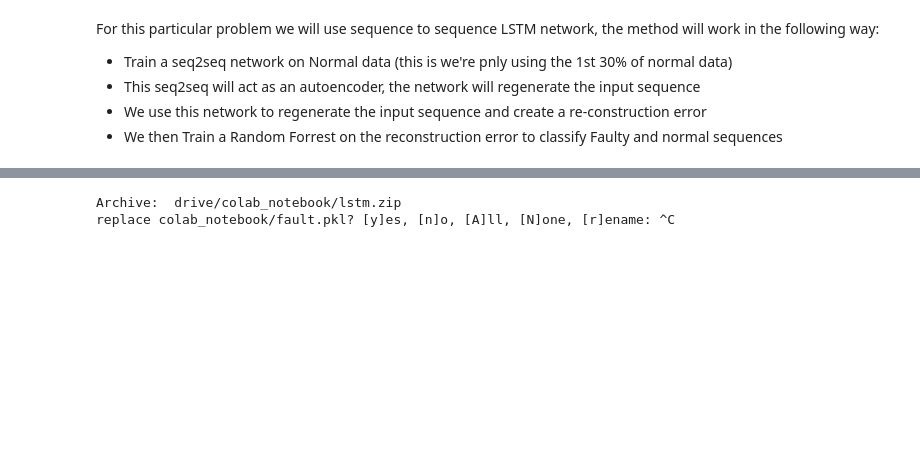
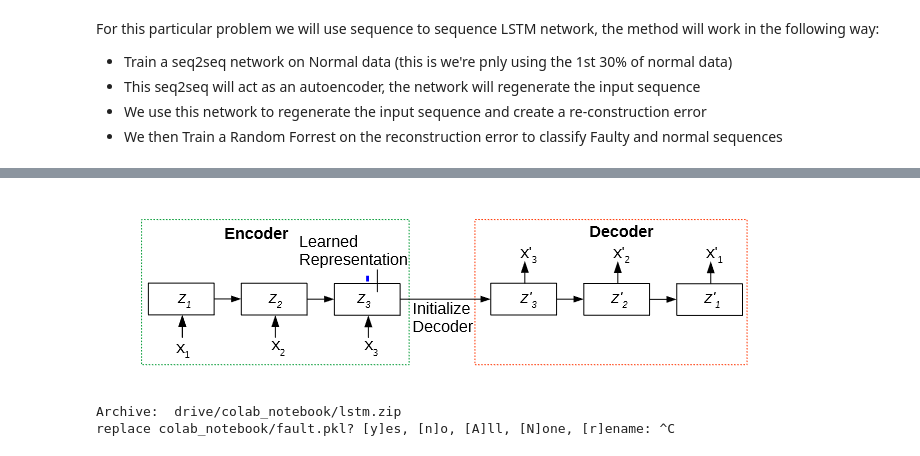
Before and after one commit to zikkat/SPE_Workshop, a Jupyter notebook: _Sequence_faults_model_seq2seq.ipynb, the cells around one changed output, grey strips where cells are left out. Cells and saved outputs as stored; diff of their text form; code cells hidden in the pictures; blank space fills up the shorter version.

```diff
--- a/_Sequence_faults_model_seq2seq.ipynb
+++ b/_Sequence_faults_model_seq2seq.ipynb
@@ -80,3 +83,7 @@ fuse: if you are sure this is safe, use the 'nonempty' mount option
+# %%
+Image('drive/colab_notebook/images/seq2seq.png')
+# %% [output]
+[figure, added]
 # %%
 '''
 General libraries
```
Also changed, not shown: parts of 9 cells of this notebook.
